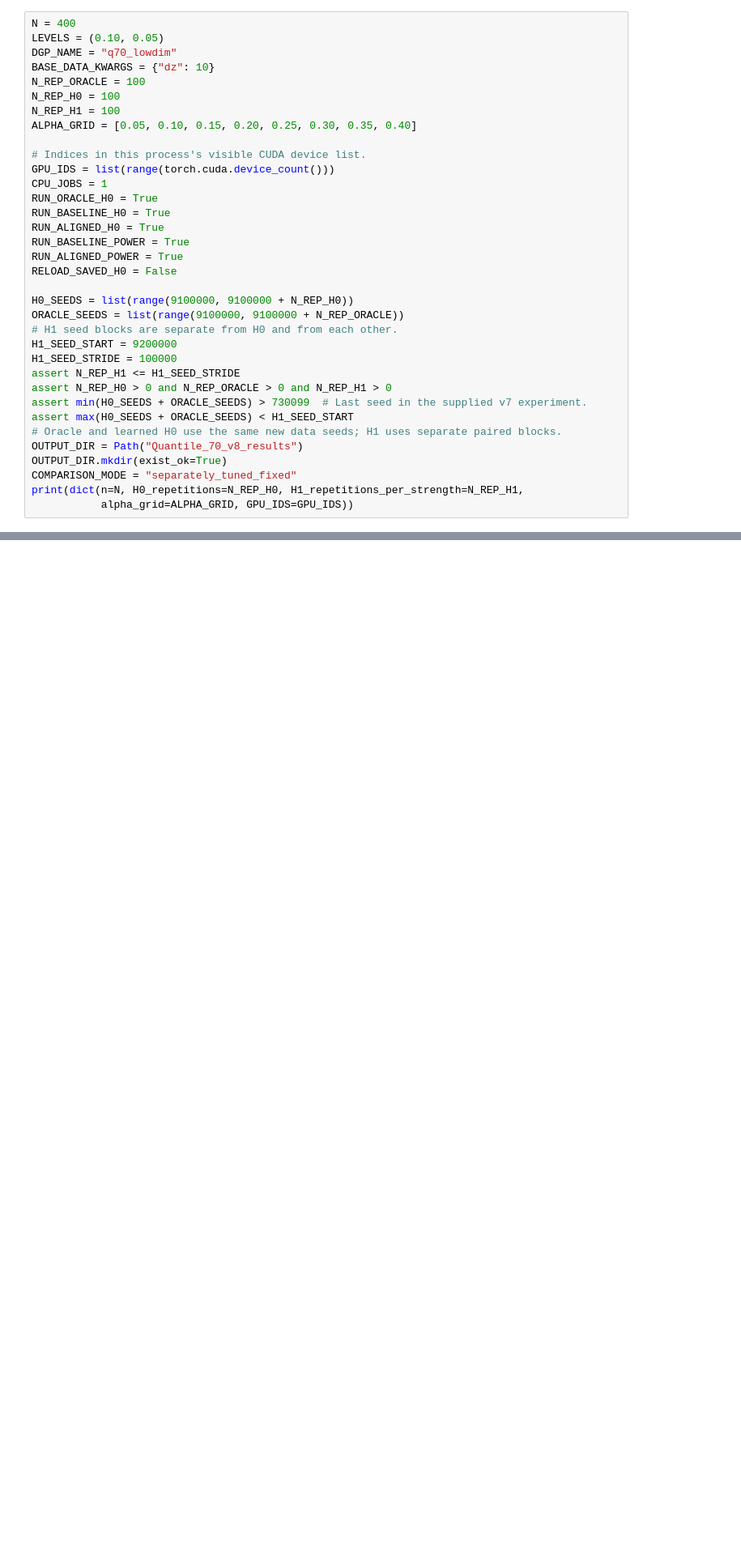
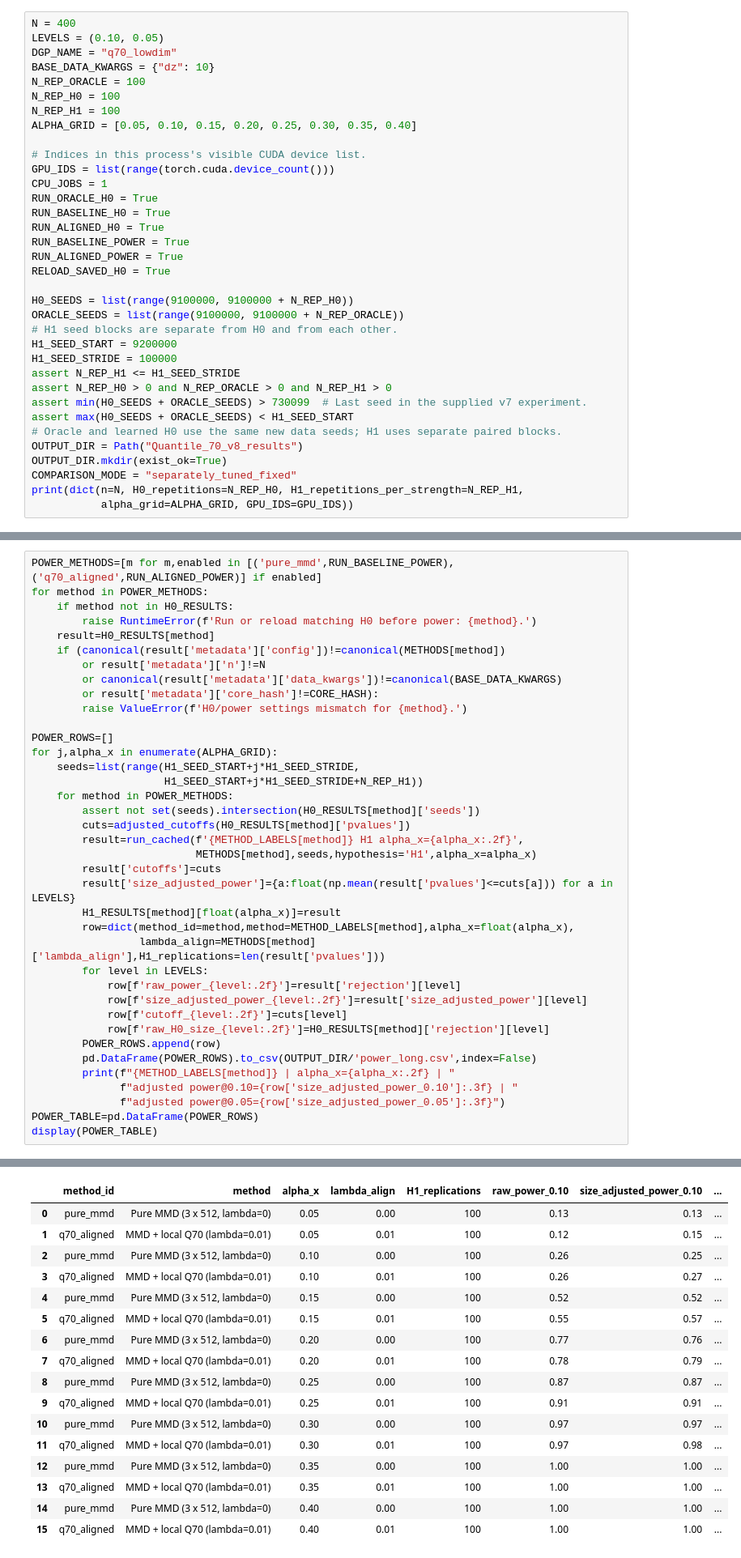
Before and after one commit to Mintie365/Conditional-Independence-Simulation-Test, a Jupyter notebook: upload/Quantile_70_v8.ipynb, the cells around one changed output, grey strips where cells are left out. Shown at 81% size. Drawn from its saved outputs; the diff is of its cells as text; blank space fills up the shorter version.

```diff
--- a/upload/Quantile_70_v8.ipynb
+++ b/upload/Quantile_70_v8.ipynb
@@ -84,7 +87,7 @@ RUN_BASELINE_H0 = True
 RUN_ALIGNED_H0 = True
 RUN_BASELINE_POWER = True
 RUN_ALIGNED_POWER = True
-RELOAD_SAVED_H0 = False
+RELOAD_SAVED_H0 = True
 
 H0_SEEDS = list(range(9100000, 9100000 + N_REP_H0))
 ORACLE_SEEDS = list(range(9100000, 9100000 + N_REP_ORACLE))
@@ -537,0 +710,39 @@ display(POWER_TABLE)
+# %%
+POWER_METHODS=[m for m,enabled in [('pure_mmd',RUN_BASELINE_POWER),('q70_aligned',RUN_ALIGNED_POWER)] if enabled]
+for method in POWER_METHODS:
+    if method not in H0_RESULTS:
+        raise RuntimeError(f'Run or reload matching H0 before power: {method}.')
+    result=H0_RESULTS[method]
+    if (canonical(result['metadata']['config'])!=canonical(METHODS[method])
+        or result['metadata']['n']!=N
+        or canonical(result['metadata']['data_kwargs'])!=canonical(BASE_DATA_KWARGS)
+        or result['metadata']['core_hash']!=CORE_HASH):
+        raise ValueError(f'H0/power settings mismatch for {method}.')
+
+POWER_ROWS=[]
+for j,alpha_x in enumerate(ALPHA_GRID):
+    seeds=list(range(H1_SEED_START+j*H1_SEED_STRIDE,
+                     H1_SEED_START+j*H1_SEED_STRIDE+N_REP_H1))
+    for method in POWER_METHODS:
+        assert not set(seeds).intersection(H0_RESULTS[method]['seeds'])
+        cuts=adjusted_cutoffs(H0_RESULTS[method]['pvalues'])
+        result=run_cached(f'{METHOD_LABELS[method]} H1 alpha_x={alpha_x:.2f}',
+                          METHODS[method],seeds,hypothesis='H1',alpha_x=alpha_x)
+        result['cutoffs']=cuts
+        result['size_adjusted_power']={a:float(np.mean(result['pvalues']<=cuts[a])) for a in LEVELS}
+        H1_RESULTS[method][float(alpha_x)]=result
+        row=dict(method_id=method,method=METHOD_LABELS[method],alpha_x=float(alpha_x),
+                 lambda_align=METHODS[method]['lambda_align'],H1_replications=len(result['pvalues']))
+        for level in LEVELS:
+            row[f'raw_power_{level:.2f}']=result['rejection'][level]
+            row[f'size_adjusted_power_{level:.2f}']=result['size_adjusted_power'][level]
+            row[f'cutoff_{level:.2f}']=cuts[level]
+            row[f'raw_H0_size_{level:.2f}']=H0_RESULTS[method]['rejection'][level]
+        POWER_ROWS.append(row)
+        pd.DataFrame(POWER_ROWS).to_csv(OUTPUT_DIR/'power_long.csv',index=False)
+        print(f"{METHOD_LABELS[method]} | alpha_x={alpha_x:.2f} | "
+              f"adjusted power@0.10={row['size_adjusted_power_0.10']:.3f} | "
+              f"adjusted power@0.05={row['size_adjusted_power_0.05']:.3f}")
+POWER_TABLE=pd.DataFrame(POWER_ROWS)
+display(POWER_TABLE)
+# %% [output]
@@ -538,3 +766,20 @@ display(POWER_TABLE)
+|  | method_id | method | alpha_x | lambda_align | H1_replications | raw_power_0.10 | size_adjusted_power_0.10 | ... |
+| 0 | pure_mmd | Pure MMD (3 x 512, lambda=0) | 0.05 | 0.00 | 100 | 0.13 | 0.13 | ... |
+| 1 | q70_aligned | MMD + local Q70 (lambda=0.01) | 0.05 | 0.01 | 100 | 0.12 | 0.15 | ... |
+| 2 | pure_mmd | Pure MMD (3 x 512, lambda=0) | 0.10 | 0.00 | 100 | 0.26 | 0.25 | ... |
+| 3 | q70_aligned | MMD + local Q70 (lambda=0.01) | 0.10 | 0.01 | 100 | 0.26 | 0.27 | ... |
+| 4 | pure_mmd | Pure MMD (3 x 512, lambda=0) | 0.15 | 0.00 | 100 | 0.52 | 0.52 | ... |
+| 5 | q70_aligned | MMD + local Q70 (lambda=0.01) | 0.15 | 0.01 | 100 | 0.55 | 0.57 | ... |
+| 6 | pure_mmd | Pure MMD (3 x 512, lambda=0) | 0.20 | 0.00 | 100 | 0.77 | 0.76 | ... |
+| 7 | q70_aligned | MMD + local Q70 (lambda=0.01) | 0.20 | 0.01 | 100 | 0.78 | 0.79 | ... |
+| 8 | pure_mmd | Pure MMD (3 x 512, lambda=0) | 0.25 | 0.00 | 100 | 0.87 | 0.87 | ... |
+| 9 | q70_aligned | MMD + local Q70 (lambda=0.01) | 0.25 | 0.01 | 100 | 0.91 | 0.91 | ... |
+| 10 | pure_mmd | Pure MMD (3 x 512, lambda=0) | 0.30 | 0.00 | 100 | 0.97 | 0.97 | ... |
+| 11 | q70_aligned | MMD + local Q70 (lambda=0.01) | 0.30 | 0.01 | 100 | 0.97 | 0.98 | ... |
+| 12 | pure_mmd | Pure MMD (3 x 512, lambda=0) | 0.35 | 0.00 | 100 | 1.00 | 1.00 | ... |
+| 13 | q70_aligned | MMD + local Q70 (lambda=0.01) | 0.35 | 0.01 | 100 | 1.00 | 1.00 | ... |
+| 14 | pure_mmd | Pure MMD (3 x 512, lambda=0) | 0.40 | 0.00 | 100 | 1.00 | 1.00 | ... |
+| 15 | q70_aligned | MMD + local Q70 (lambda=0.01) | 0.40 | 0.01 | 100 | 1.00 | 1.00 | ... |
 # %% [markdown]
 ## 8. Comparison tables
 # %%
```
Also changed, not shown: parts of 16 cells of this notebook.
